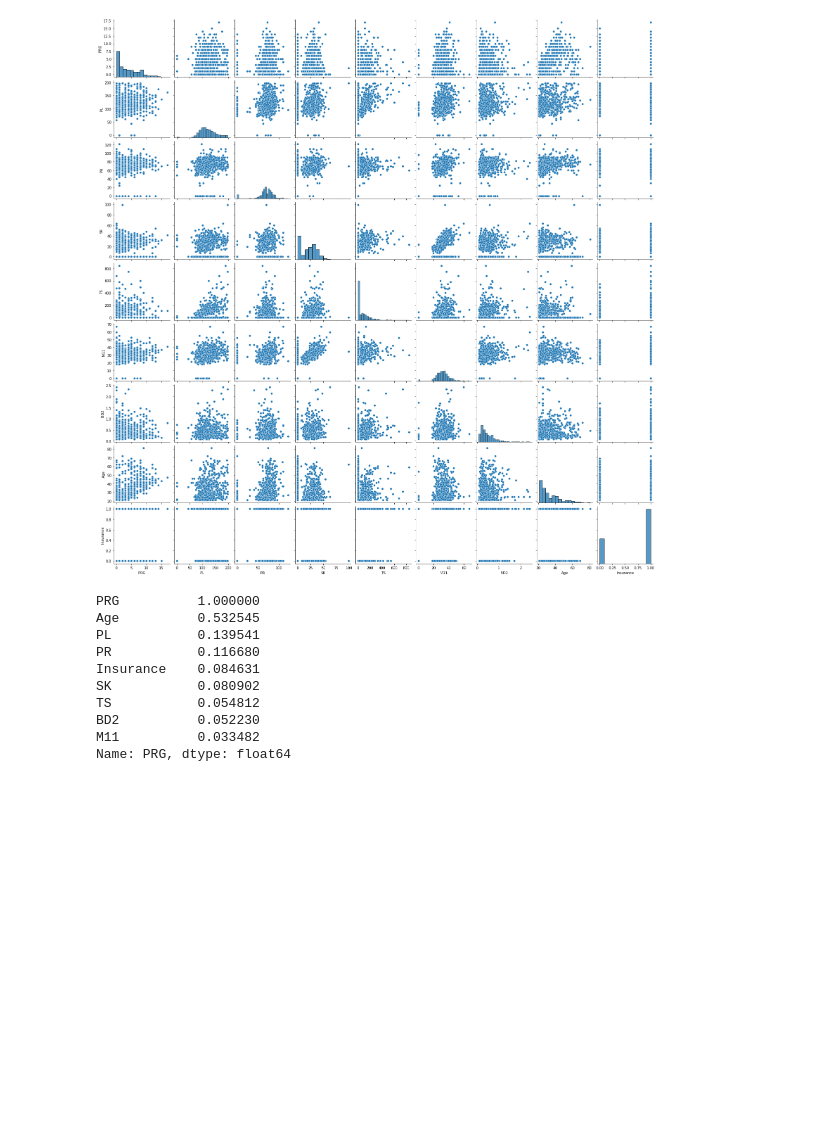
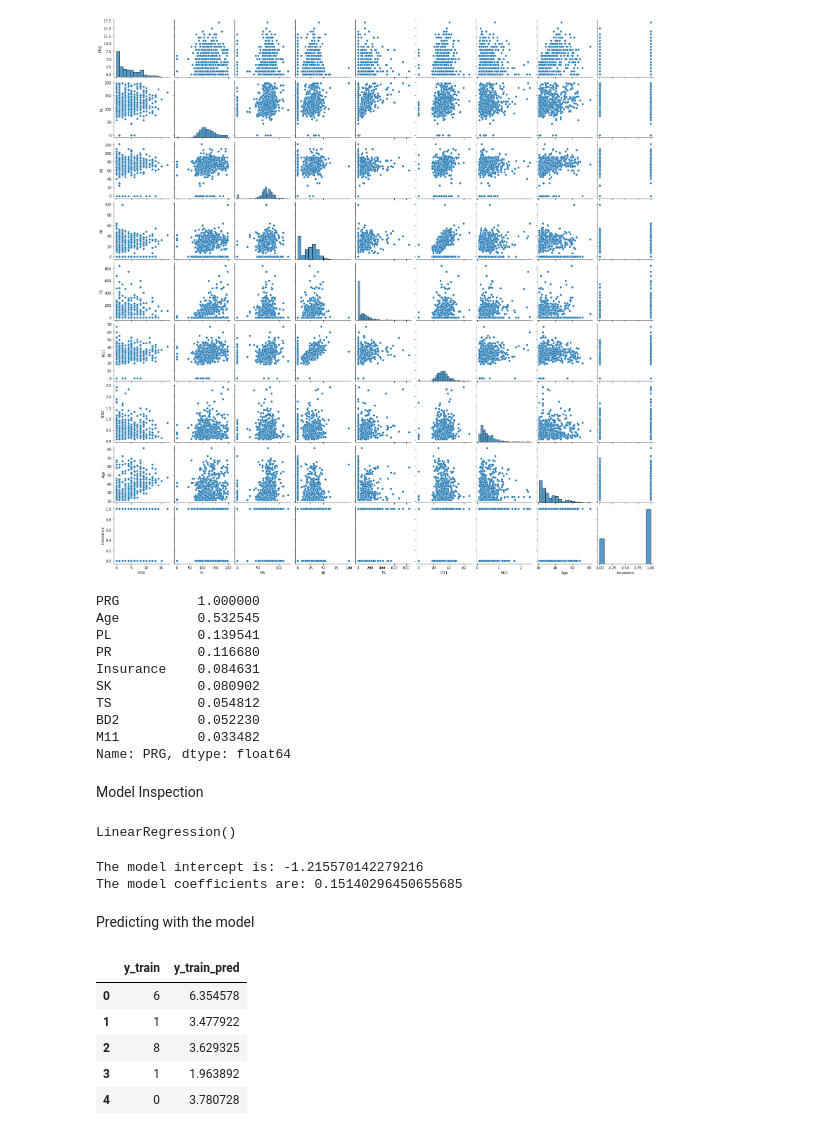
Before and after one commit to doctorf72/Naya_ML_RegressionProject, a Jupyter notebook: Regression_Project.ipynb, the cells around one changed output. Cells and saved outputs as stored; diff of their text form; code cells hidden in the pictures; blank space fills up the shorter version.

```diff
--- a/Regression_Project.ipynb
+++ b/Regression_Project.ipynb
@@ -93,0 +97,15 @@ Name: PRG, dtype: float64
+# %% [markdown]
+Model Inspection
+# %%
+model = LinearRegression()
+model.fit(X_train, y_train)
+# %% [output]
+LinearRegression()
+# %%
+print("The model intercept is: {}".format(model.intercept_))
+print("The model coefficients are: {}".format(model.coef_[0]))
+# %% [output]
+The model intercept is: -1.215570142279216
+The model coefficients are: 0.15140296450655685
+# %% [markdown]
+Predicting with the model
@@ -93,0 +114,9 @@ Name: PRG, dtype: float64
+# %%
+pd.DataFrame({'y_train': y_train, 'y_train_pred': y_train_pred}).head()
+# %% [output]
+|  | y_train | y_train_pred |
+| 0 | 6 | 6.354578 |
+| 1 | 1 | 3.477922 |
+| 2 | 8 | 3.629325 |
+| 3 | 1 | 1.963892 |
+| 4 | 0 | 3.780728 |
```
Also changed, not shown: parts of 4 cells of this notebook.
